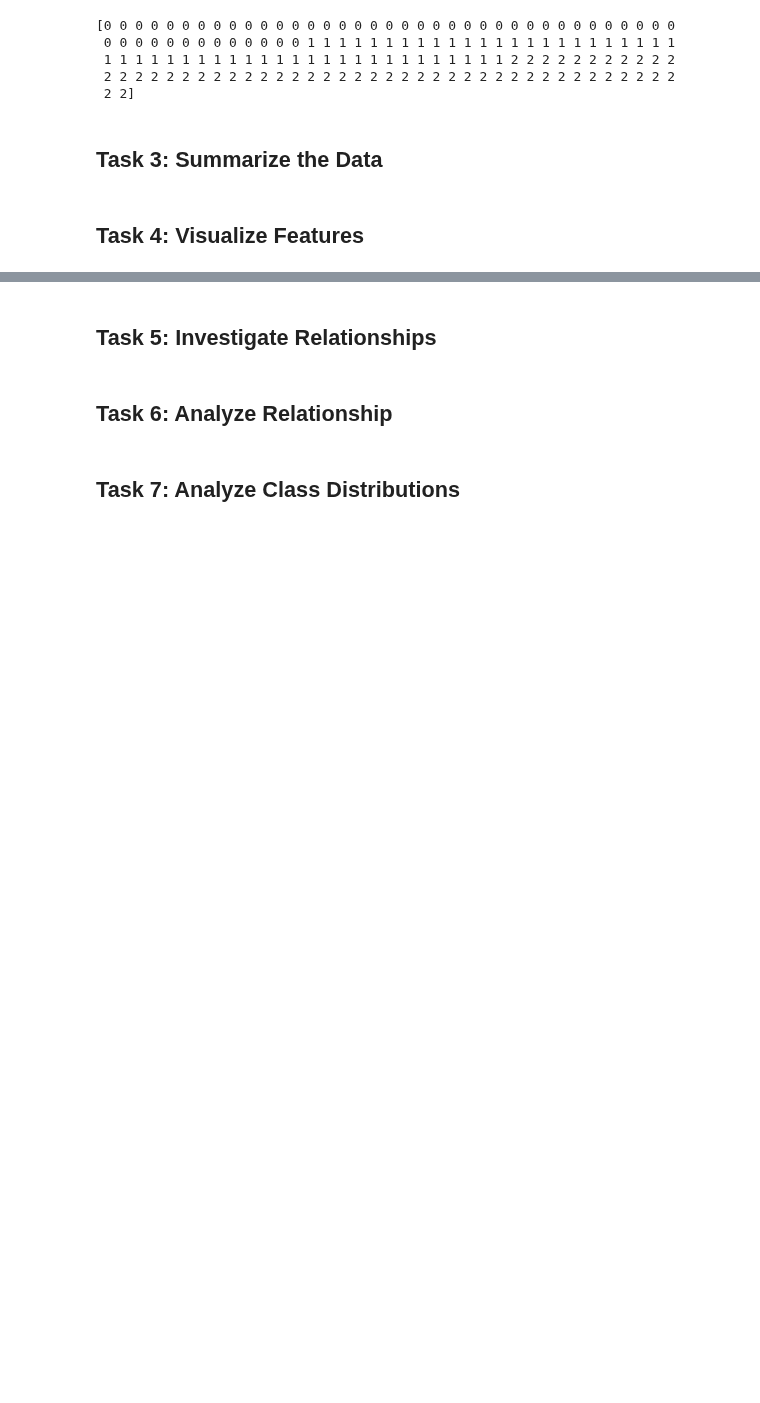
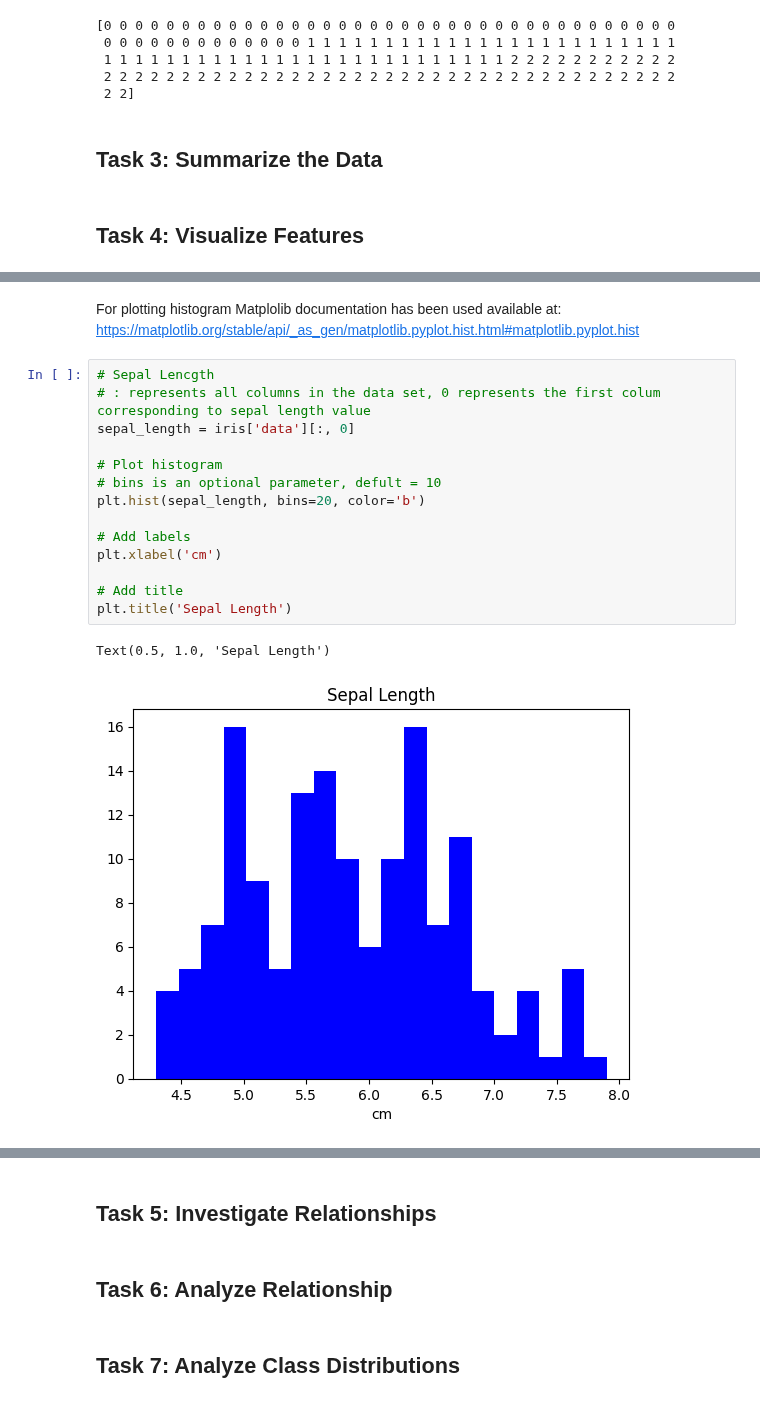
Before and after one commit to Oksyyy/principles_of_data_analytics, a Jupyter notebook: tasks.ipynb, the cells around one changed output, grey strips where cells are left out. Saved outputs shown, nothing was run; the diff lists cells and outputs as text; blank space fills up the shorter version.

```diff
--- a/tasks.ipynb
+++ b/tasks.ipynb
@@ -146,0 +158,19 @@ print(iris.target)
+# %% [markdown]
+For plotting histogram Matplolib documentation has been used available at: https://matplotlib.org/stable/api/_as_gen/matplotlib.pyplot.hist.html#matplotlib.pyplot.hist
+# %%
+# Sepal Lencgth
+# : represents all columns in the data set, 0 represents the first colum corresponding to sepal length value
+sepal_length = iris['data'][:, 0]
+
+# Plot histogram
+# bins is an optional parameter, defult = 10
+plt.hist(sepal_length, bins=20, color='b')
+
+# Add labels
+plt.xlabel('cm')
+
+# Add title
+plt.title('Sepal Length')
+# %% [output]
+Text(0.5, 1.0, 'Sepal Length')
+[figure, added]
```
Also changed, not shown: parts of 7 cells of this notebook.
